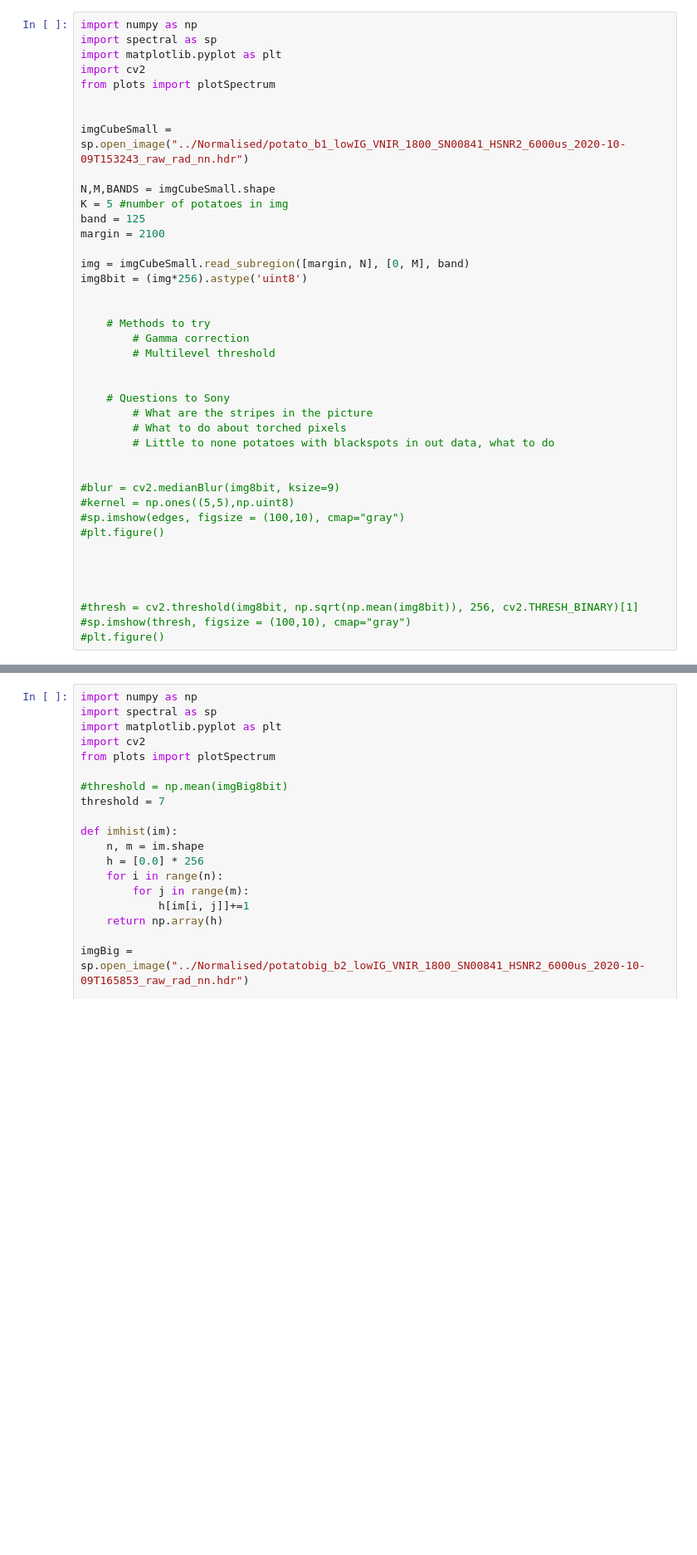
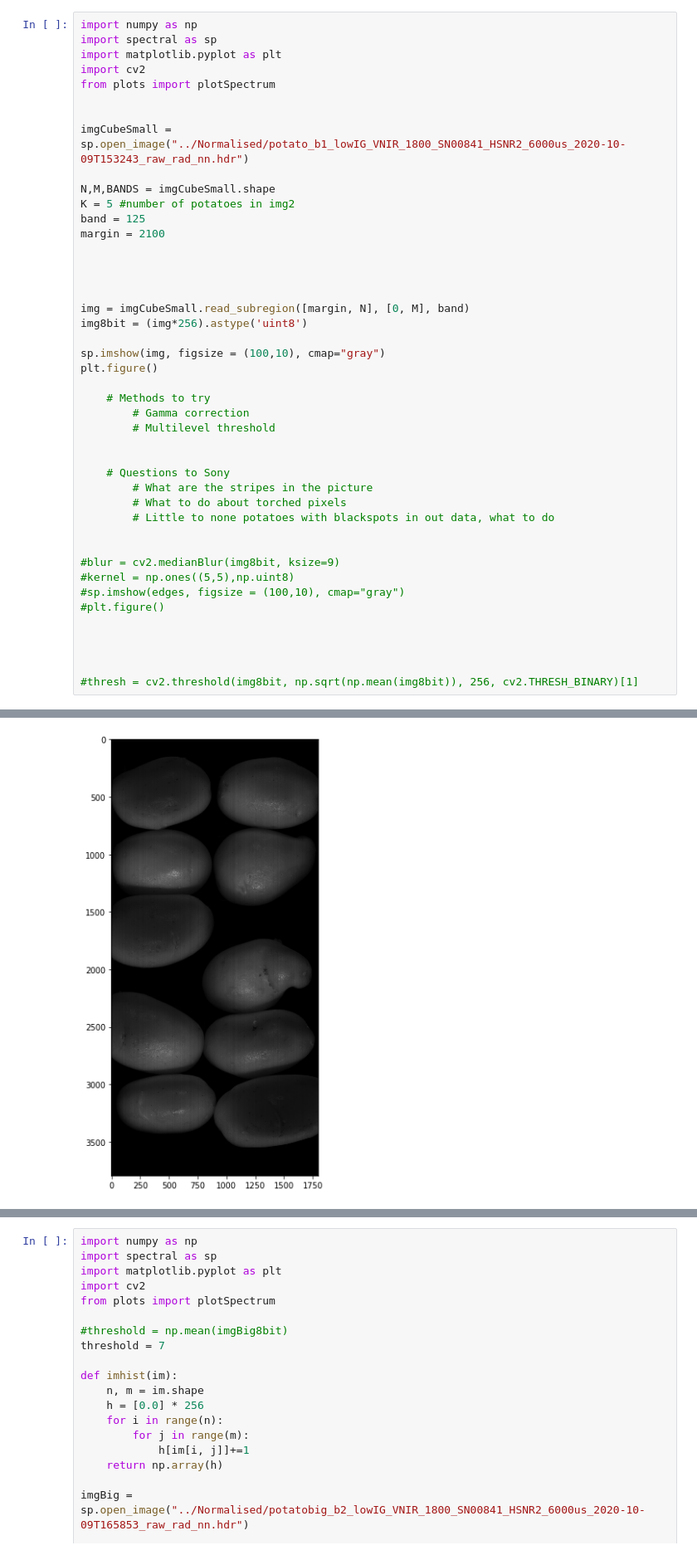
Before and after one commit to Kohmann/potato-classification, a Jupyter notebook: segmentation.ipynb, the cells around one changed output, grey strips where cells are left out. Shown at 83% size. Saved outputs shown, nothing was run; the diff lists cells and outputs as text; blank space fills up the shorter version.

```diff
--- a/segmentation.ipynb
+++ b/segmentation.ipynb
@@ -9,13 +9,18 @@ from plots import plotSpectrum
 imgCubeSmall = sp.open_image("../Normalised/potato_b1_lowIG_VNIR_1800_SN00841_HSNR2_6000us_2020-10-09T153243_raw_rad_nn.hdr")
 
 N,M,BANDS = imgCubeSmall.shape
-K = 5 #number of potatoes in img
+K = 5 #number of potatoes in img2
 band = 125
 margin = 2100
+
+
+
 
 img = imgCubeSmall.read_subregion([margin, N], [0, M], band)
 img8bit = (img*256).astype('uint8')
 
+sp.imshow(img, figsize = (100,10), cmap="gray")
+plt.figure()
 
     # Methods to try
         # Gamma correction
@@ -37,5 +42,4 @@ img8bit = (img*256).astype('uint8')
 
 
 #thresh = cv2.threshold(img8bit, np.sqrt(np.mean(img8bit)), 256, cv2.THRESH_BINARY)[1]
-#sp.imshow(thresh, figsize = (100,10), cmap="gray")
-#plt.figure()
+# %% [output]
@@ -41,0 +47 @@ img8bit = (img*256).astype('uint8')
+[figure, added]
```
Also changed, not shown: parts of 4 cells of this notebook.
